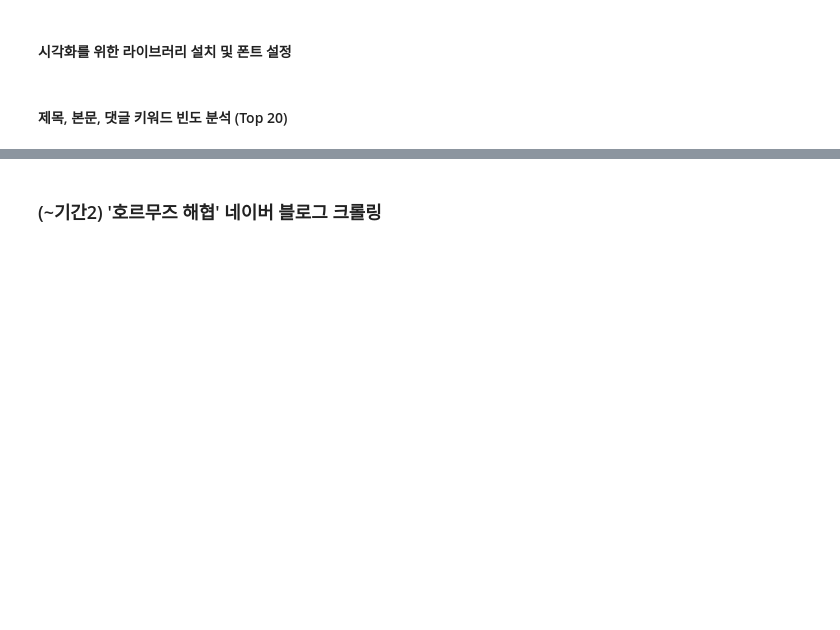
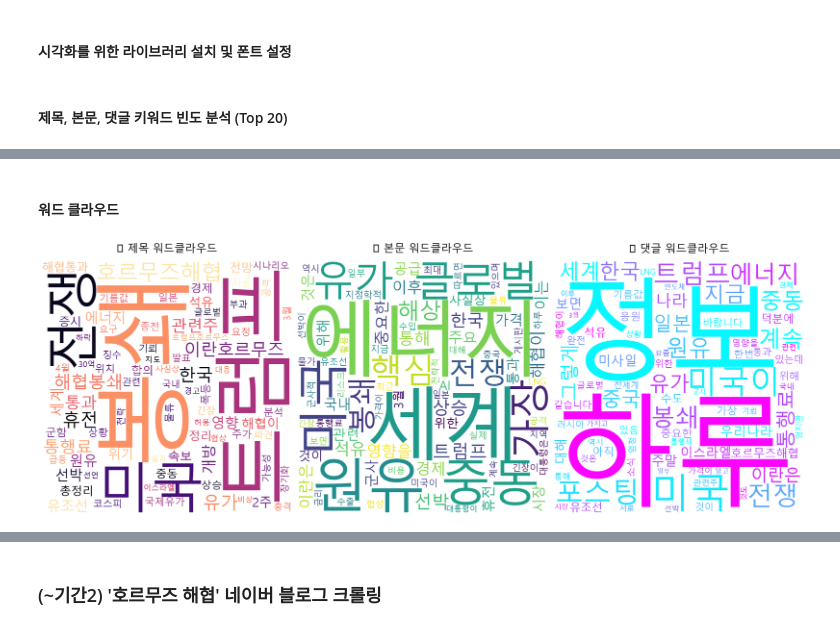
Before and after one commit to taehatae/Crawling_practice, a Jupyter notebook: 중간고사팀프로젝트/중간고사팀프로젝트_황태하_신형진.ipynb, the cells around one changed output, grey strips where cells are left out. Saved outputs shown, nothing was run; the diff lists cells and outputs as text; code cells hidden in the pictures; blank space fills up the shorter version.

```diff
--- a/중간고사팀프로젝트/중간고사팀프로젝트_황태하_신형진.ipynb
+++ b/중간고사팀프로젝트/중간고사팀프로젝트_황태하_신형진.ipynb
@@ -850,0 +852,42 @@ plt.show()
+# %% [markdown]
+#### 워드 클라우드
+# %%
+from wordcloud import WordCloud
+import matplotlib.pyplot as plt
+
+# 1. 워드클라우드 생성을 위한 함수 정의
+def create_wc(word_counts, title, colormap, ax):
+    wc = WordCloud(
+        font_path=font_path,
+        background_color='white',
+        width=800,
+        height=800,
+        max_words=80,
+        colormap=colormap
+    )
+    cloud = wc.generate_from_frequencies(word_counts)
+    ax.imshow(cloud, interpolation='bilinear')
+    ax.set_title(title, fontsize=25, pad=20)
+    ax.axis('off')
+
+# 2. 각 영역별 빈도 계산 (Counter 객체 활용)
+title_counts = Counter(' '.join(df_total['title_final']).split())
+doc_counts = Counter(' '.join(df_total['doc_final']).split())
+comment_counts = Counter(' '.join(df_total['comment_final']).split())
+
+# 3. 시각화 시작
+fig, axes = plt.subplots(1, 3, figsize=(25, 10))
+
+# (A) 제목 - 강렬한 느낌 (magma)
+create_wc(title_counts, "📢 제목 워드클라우드", "magma", axes[0])
+
+# (B) 본문 - 차분하고 정보 위주 (viridis)
+create_wc(doc_counts, "📝 본문 워드클라우드", "viridis", axes[1])
+
+# (C) 댓글 - 감정적이고 다양한 반응 (cool)
+create_wc(comment_counts, "💬 댓글 워드클라우드", "cool", axes[2])
+
+plt.tight_layout()
+plt.show()
+# %% [output]
+[figure, added]
```
Also changed, not shown: parts of 5 cells of this notebook, 3 other files.
